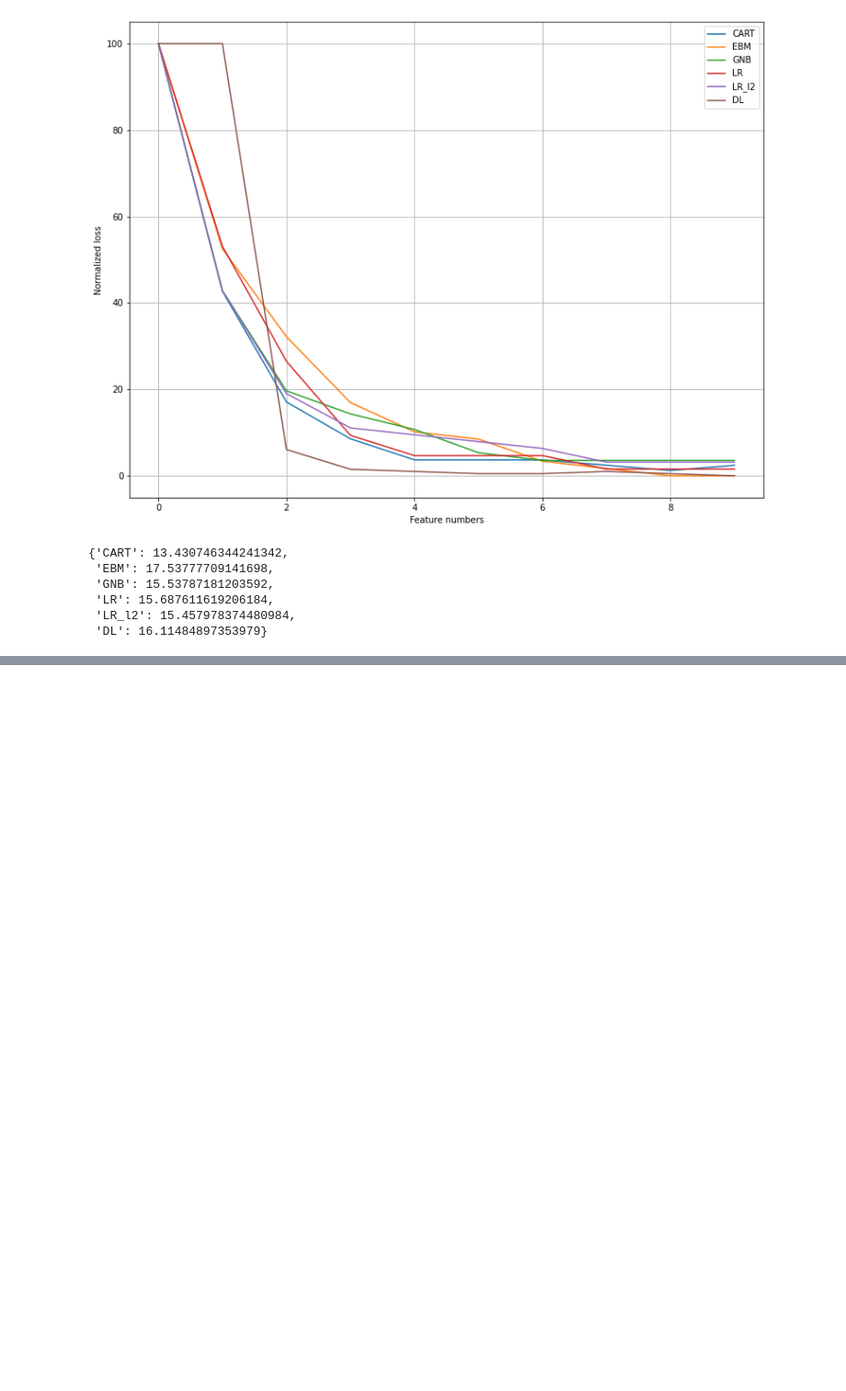
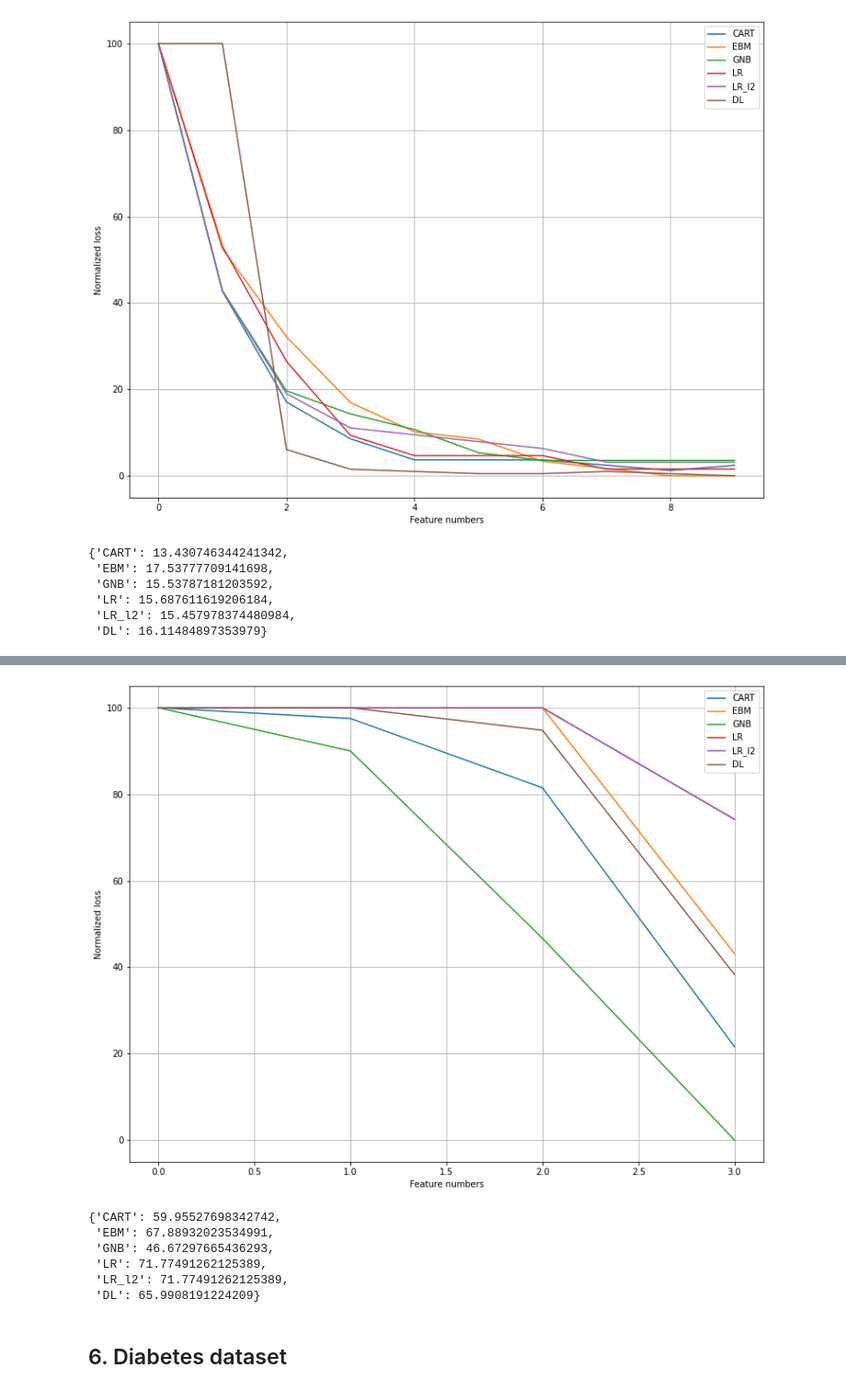
Before and after one commit to bartsvoboda/XAI_models, a Jupyter notebook: results_analysis/feature_density_analysis.ipynb, the cells around one changed output, grey strips where cells are left out. Shown at 92% size. Saved outputs shown, nothing was run; the diff lists cells and outputs as text; code cells hidden in the pictures; blank space fills up the shorter version.

```diff
--- a/results_analysis/feature_density_analysis.ipynb
+++ b/results_analysis/feature_density_analysis.ipynb
@@ -110,0 +271,4 @@ breast_auc_loss
+# %%
+compas_data_results = calculate_losses(4)
+compas_df_results = pd.DataFrame(compas_data_results)
+compas_df_results
@@ -110,0 +305,16 @@ breast_auc_loss
+# %%
+plot_losses(4, compas_df_results)
+# %% [output]
+[figure, added]
+# %%
+compas_auc_loss = calculate_loss_auc(compas_df_results, delimiter=4)
+compas_auc_loss
+# %% [output]
+{'CART': 59.95527698342742,
+ 'EBM': 67.88932023534991,
+ 'GNB': 46.67297665436293,
+ 'LR': 71.77491262125389,
+ 'LR_l2': 71.77491262125389,
+ 'DL': 65.9908191224209}
+# %% [markdown]
+## 6. Diabetes dataset
```
Also changed, not shown: parts of 24 cells of this notebook, 11 other files.
